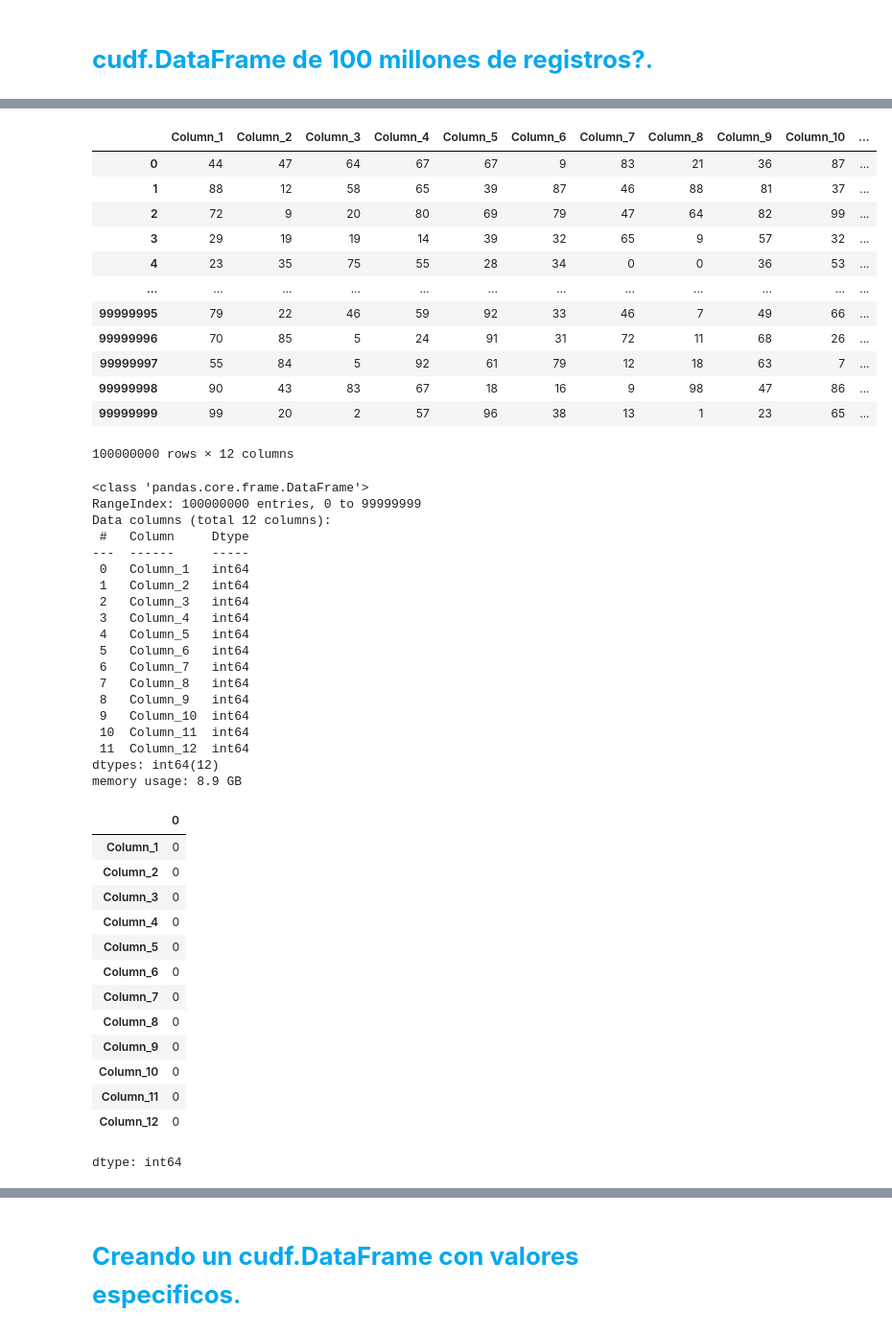
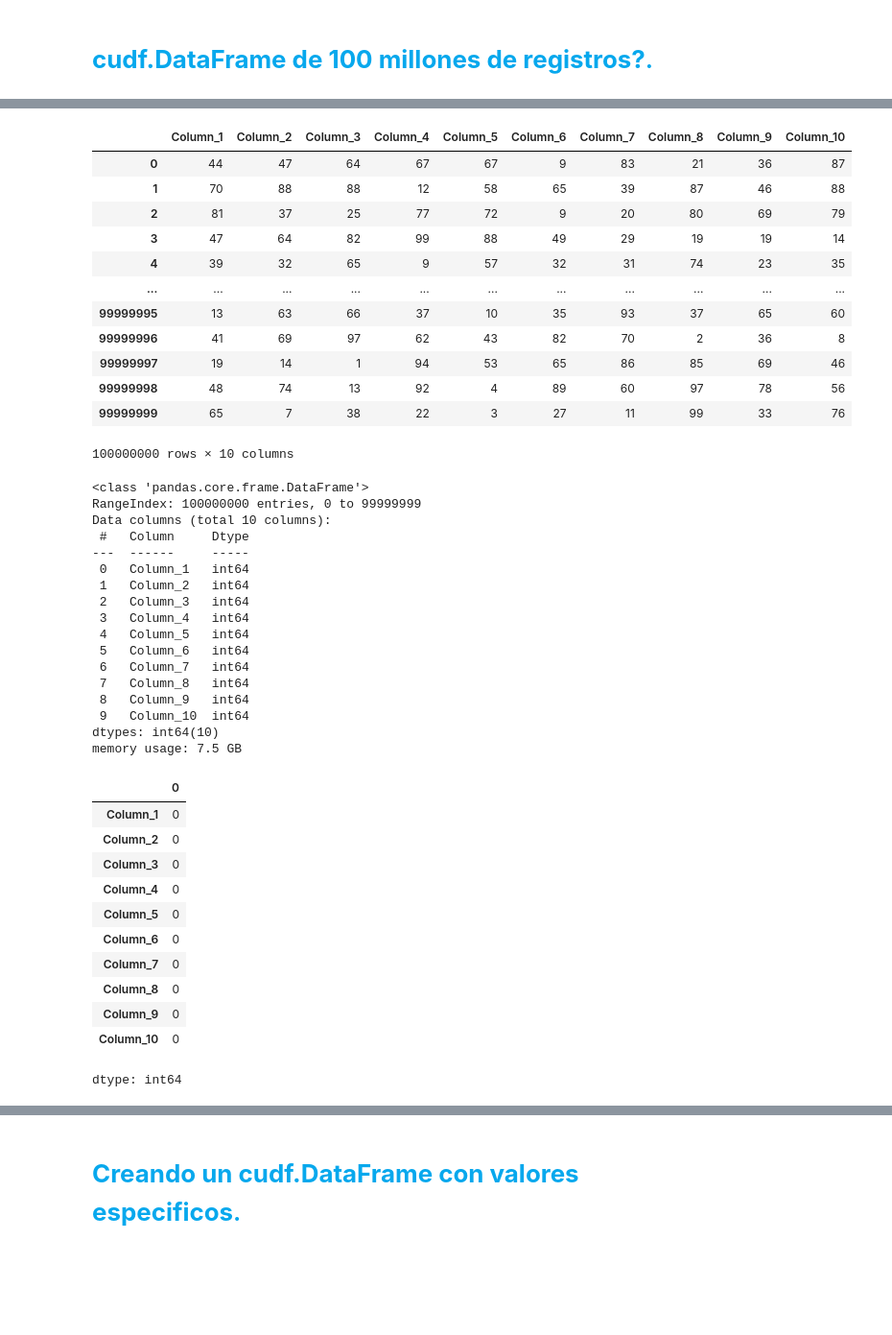
Before and after one commit to Viny2030/colabs, a Jupyter notebook: cudf_colab.ipynb, the cells around one changed output, grey strips where cells are left out. Shown at 96% size. Saved outputs shown, nothing was run; the diff lists cells and outputs as text; code cells hidden in the pictures; blank space fills up the shorter version.

```diff
--- a/cudf_colab.ipynb
+++ b/cudf_colab.ipynb
@@ -155,7 +155,7 @@ dtype: float64
 np.random.seed(0)
 
 num_rows = 100_000_000
-num_columns = 12
+num_columns = 10
 
 # Create a DataFrame with random data
 df_cudf = pd.DataFrame(np.random.randint(0, 100, size=(num_rows, num_columns)),
@@ -167,22 +167,22 @@ Wall time: 17.5 s
-|  | Column_1 | Column_2 | Column_3 | Column_4 | Column_5 | Column_6 | Column_7 | Column_8 | Column_9 | Column_10 | ... |
-| 0 | 44 | 47 | 64 | 67 | 67 | 9 | 83 | 21 | 36 | 87 | ... |
-| 1 | 88 | 12 | 58 | 65 | 39 | 87 | 46 | 88 | 81 | 37 | ... |
-| 2 | 72 | 9 | 20 | 80 | 69 | 79 | 47 | 64 | 82 | 99 | ... |
-| 3 | 29 | 19 | 19 | 14 | 39 | 32 | 65 | 9 | 57 | 32 | ... |
-| 4 | 23 | 35 | 75 | 55 | 28 | 34 | 0 | 0 | 36 | 53 | ... |
-| ... | ... | ... | ... | ... | ... | ... | ... | ... | ... | ... | ... |
-| 99999995 | 79 | 22 | 46 | 59 | 92 | 33 | 46 | 7 | 49 | 66 | ... |
-| 99999996 | 70 | 85 | 5 | 24 | 91 | 31 | 72 | 11 | 68 | 26 | ... |
-| 99999997 | 55 | 84 | 5 | 92 | 61 | 79 | 12 | 18 | 63 | 7 | ... |
-| 99999998 | 90 | 43 | 83 | 67 | 18 | 16 | 9 | 98 | 47 | 86 | ... |
-| 99999999 | 99 | 20 | 2 | 57 | 96 | 38 | 13 | 1 | 23 | 65 | ... |
+|  | Column_1 | Column_2 | Column_3 | Column_4 | Column_5 | Column_6 | Column_7 | Column_8 | Column_9 | Column_10 |
+| 0 | 44 | 47 | 64 | 67 | 67 | 9 | 83 | 21 | 36 | 87 |
+| 1 | 70 | 88 | 88 | 12 | 58 | 65 | 39 | 87 | 46 | 88 |
+| 2 | 81 | 37 | 25 | 77 | 72 | 9 | 20 | 80 | 69 | 79 |
+| 3 | 47 | 64 | 82 | 99 | 88 | 49 | 29 | 19 | 19 | 14 |
+| 4 | 39 | 32 | 65 | 9 | 57 | 32 | 31 | 74 | 23 | 35 |
+| ... | ... | ... | ... | ... | ... | ... | ... | ... | ... | ... |
+| 99999995 | 13 | 63 | 66 | 37 | 10 | 35 | 93 | 37 | 65 | 60 |
+| 99999996 | 41 | 69 | 97 | 62 | 43 | 82 | 70 | 2 | 36 | 8 |
+| 99999997 | 19 | 14 | 1 | 94 | 53 | 65 | 86 | 85 | 69 | 46 |
+| 99999998 | 48 | 74 | 13 | 92 | 4 | 89 | 60 | 97 | 78 | 56 |
+| 99999999 | 65 | 7 | 38 | 22 | 3 | 27 | 11 | 99 | 33 | 76 |
-100000000 rows × 12 columns
+100000000 rows × 10 columns
 # %%
 df_cudf.info()
 # %% [output]
 <class 'pandas.core.frame.DataFrame'>
 RangeIndex: 100000000 entries, 0 to 99999999
-Data columns (total 12 columns):
+Data columns (total 10 columns):
  #   Column     Dtype
 ---  ------     -----
  0   Column_1   int64
@@ -195,10 +195,8 @@ Data columns (total 12 columns):
  7   Column_8   int64
  8   Column_9   int64
  9   Column_10  int64
- 10  Column_11  int64
- 11  Column_12  int64
-dtypes: int64(12)
-memory usage: 8.9 GB
+dtypes: int64(10)
+memory usage: 7.5 GB
 # %%
 df_cudf.isna().sum() ## registros na
 # %% [output]
@@ -213,6 +211,4 @@ df_cudf.isna().sum() ## registros na
 | Column_8 | 0 |
 | Column_9 | 0 |
 | Column_10 | 0 |
-| Column_11 | 0 |
-| Column_12 | 0 |
 dtype: int64
```
Also changed, not shown: parts of 23 cells of this notebook.
